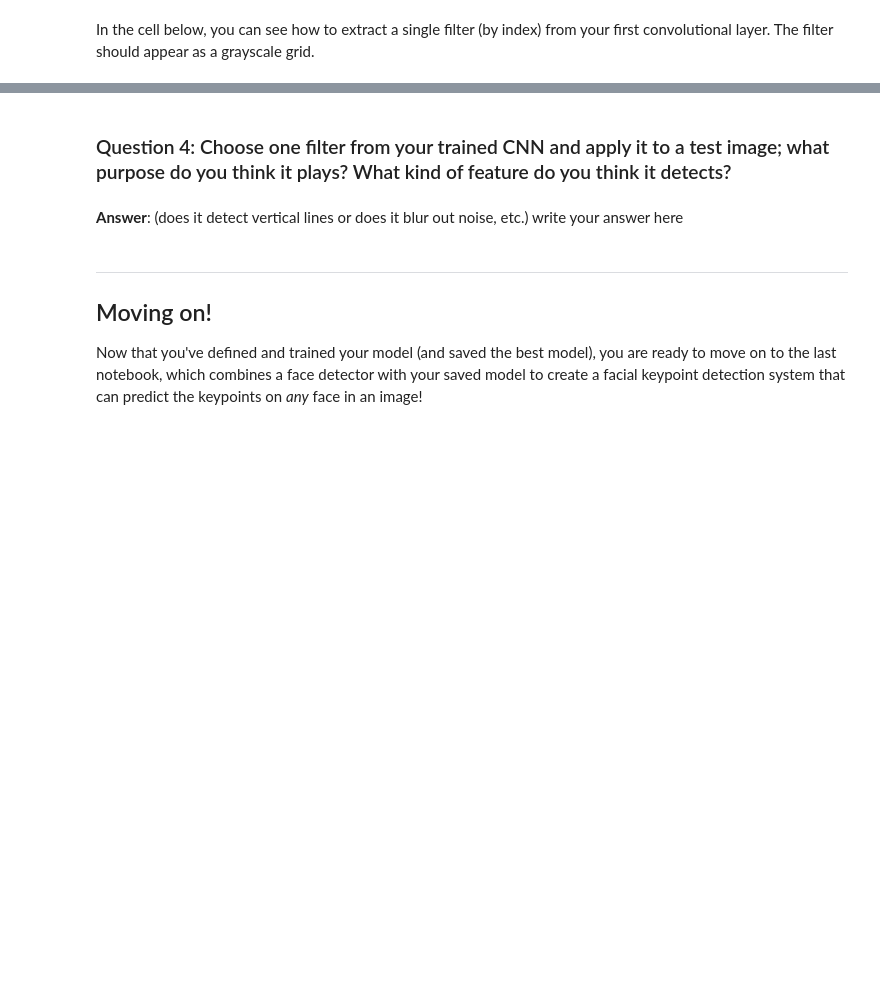
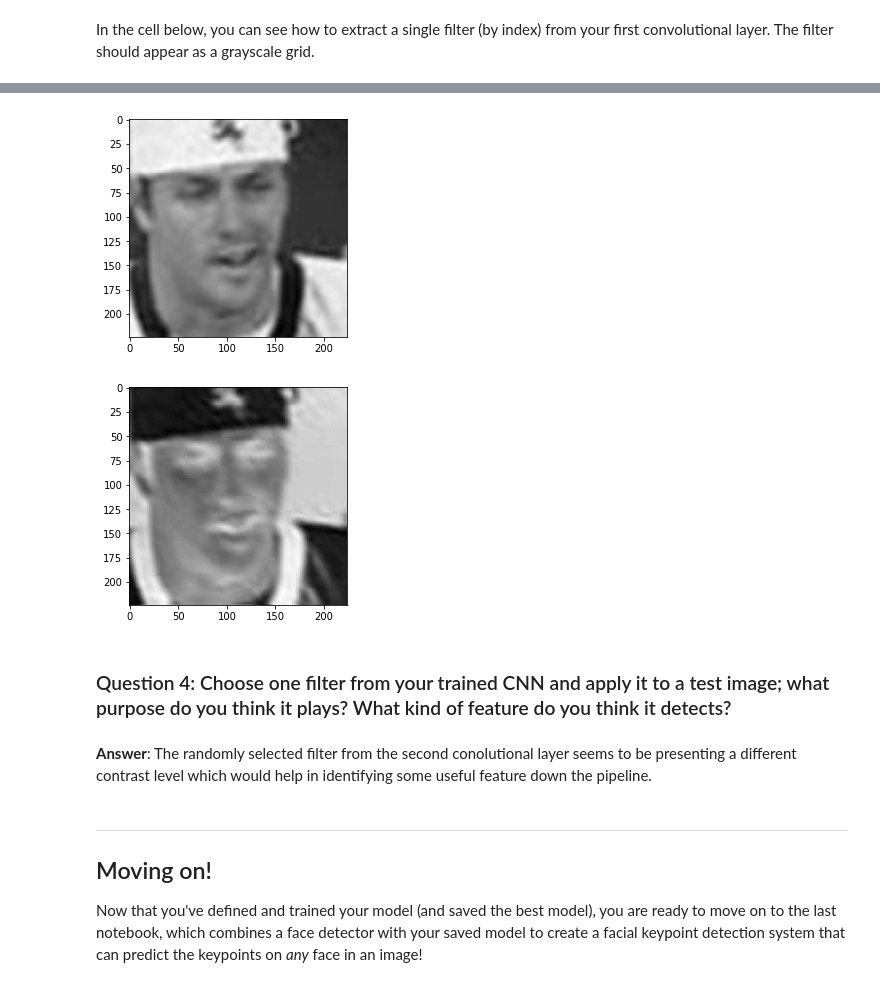
Before and after one commit to bkanaki/P1_Facial_Keypoints, a Jupyter notebook: 2. Define the Network Architecture.ipynb, the cells around one changed output, grey strips where cells are left out. Saved outputs shown, nothing was run; the diff lists cells and outputs as text; code cells hidden in the pictures; blank space fills up the shorter version.

Commit message:
added answer4 which was missed somehow

```diff
--- a/2. Define the Network Architecture.ipynb
+++ b/2. Define the Network Architecture.ipynb
@@ -739,24 +780,27 @@ Next, choose a test image and filter it with one of the convolutional kernels in
 # %%
 ##TODO: load in and display any image from the transformed test dataset
 dataiter = iter(test_loader)
 sample = dataiter.next()
 images = sample['image']
 images = images.numpy()
 # select an image by index
-idx = 3
+idx = np.random.randint(batch_size)
 img = np.squeeze(images[idx])
 import cv2
 plt.imshow(img, cmap='gray')
 plt.show()
 ## TODO: Using cv's filter2D function,
 ## apply a specific set of filter weights (like the one displayed above) to the test image
 c = cv2.filter2D(img, -1, w[filter_index][0])
 plt.imshow(c, cmap='gray')
 plt.show()
+# %% [output]
+[figure, added]
+[figure, added]
 # %% [markdown]
 ### Question 4: Choose one filter from your trained CNN and apply it to a test image; what purpose do you think it plays? What kind of feature do you think it detects?
-# %% [markdown]
-**Answer**: (does it detect vertical lines or does it blur out noise, etc.) write your answer here
+# %% [markdown]
+**Answer**: The randomly selected filter from the second conolutional layer seems to be presenting a different contrast level which would help in identifying some useful feature down the pipeline.
 # %% [markdown]
 ---
 ## Moving on!
```
Also changed, not shown: parts of 3 cells of this notebook.
